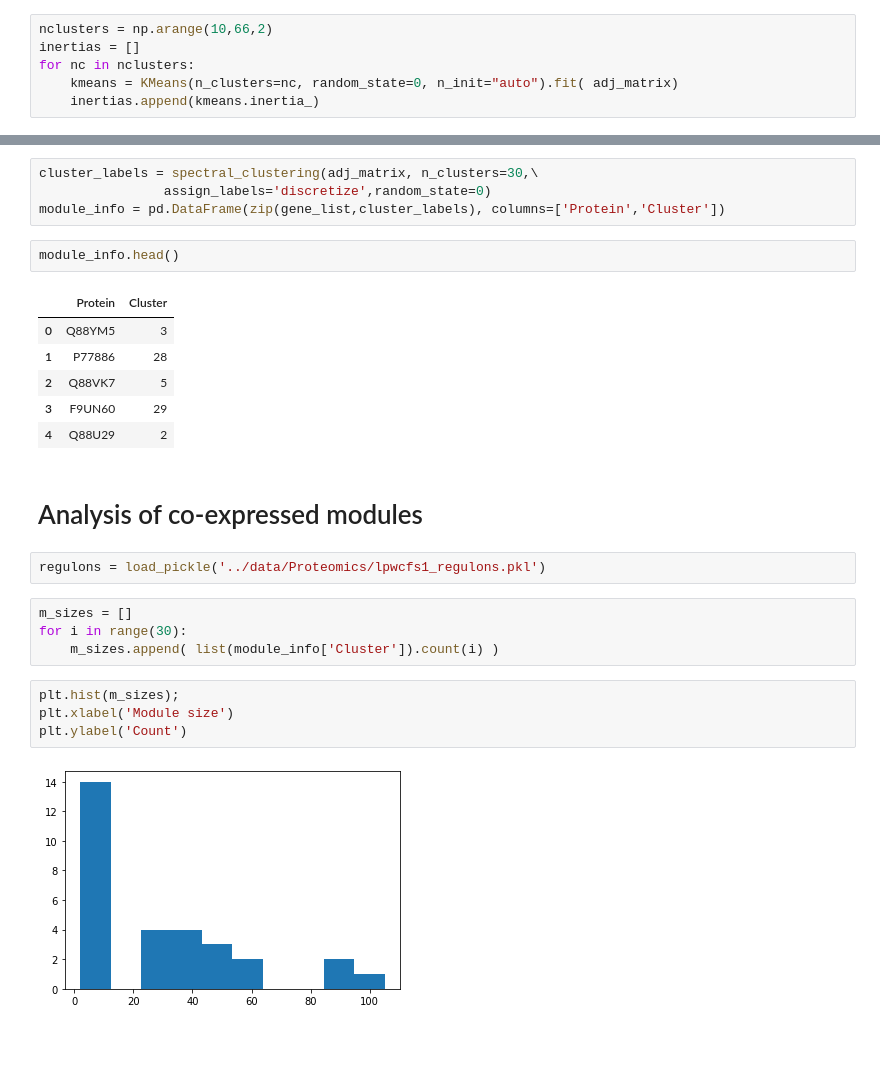
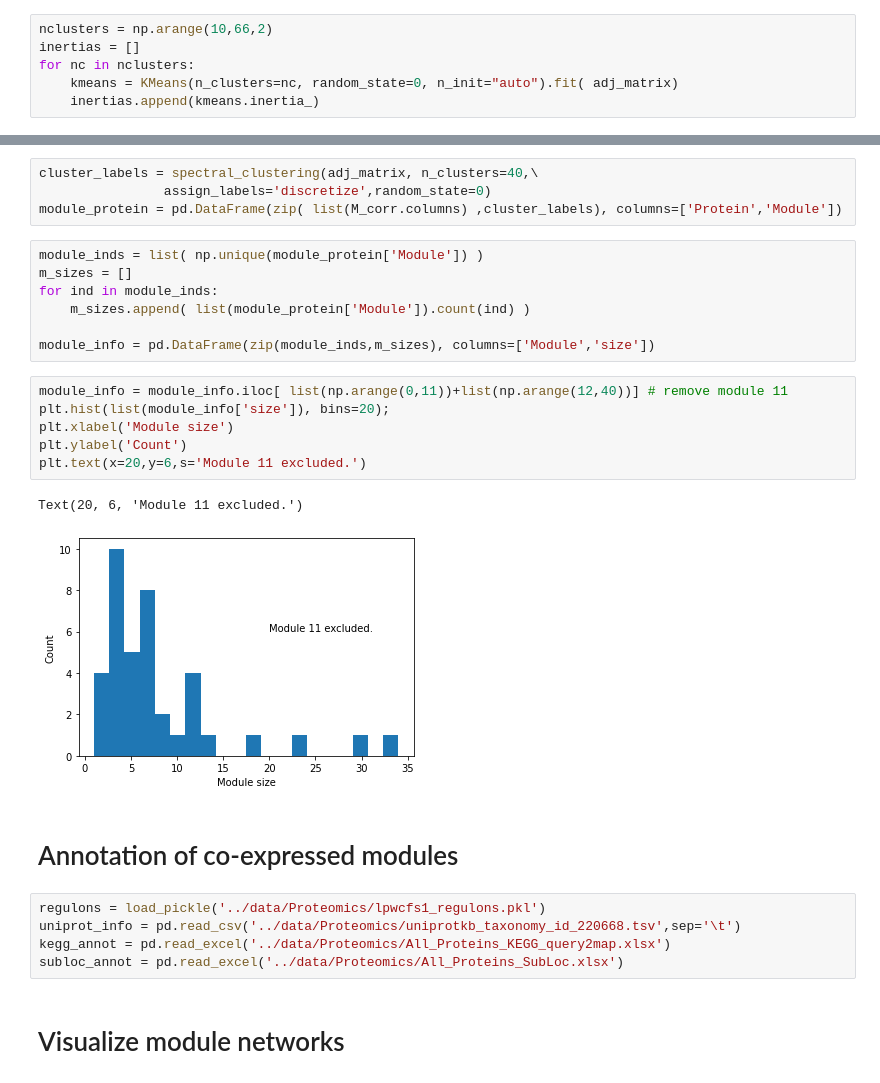
Before and after one commit to SizheQiu/LbPtEPS, a Jupyter notebook: workflow/WGCNA_proteomics.ipynb, the cells around one changed output, grey strips where cells are left out. Cells and saved outputs as stored; diff of their text form; blank space fills up the shorter version.

```diff
--- a/workflow/WGCNA_proteomics.ipynb
+++ b/workflow/WGCNA_proteomics.ipynb
@@ -72,27 +73,29 @@ Text(0, 0.5, 'Inertia')
 # %%
-cluster_labels = spectral_clustering(adj_matrix, n_clusters=30,\
+cluster_labels = spectral_clustering(adj_matrix, n_clusters=40,\
                 assign_labels='discretize',random_state=0)
-module_info = pd.DataFrame(zip(gene_list,cluster_labels), columns=['Protein','Cluster'])
+module_protein = pd.DataFrame(zip( list(M_corr.columns) ,cluster_labels), columns=['Protein','Module'])
 # %%
-module_info.head()
+module_inds = list( np.unique(module_protein['Module']) )
+m_sizes = []
+for ind in module_inds:
+    m_sizes.append( list(module_protein['Module']).count(ind) )
+
+module_info = pd.DataFrame(zip(module_inds,m_sizes), columns=['Module','size'])
-# %% [output]
-|  | Protein | Cluster |
-| 0 | Q88YM5 | 3 |
-| 1 | P77886 | 28 |
-| 2 | Q88VK7 | 5 |
-| 3 | F9UN60 | 29 |
-| 4 | Q88U29 | 2 |
+# %%
+module_info = module_info.iloc[ list(np.arange(0,11))+list(np.arange(12,40))] # remove module 11
+plt.hist(list(module_info['size']), bins=20);
+plt.xlabel('Module size')
+plt.ylabel('Count')
+plt.text(x=20,y=6,s='Module 11 excluded.')
+# %% [output]
+Text(20, 6, 'Module 11 excluded.')
+[figure, new version]
 # %% [markdown]
-# Analysis of co-expressed modules
+# Annotation of co-expressed modules
 # %%
 regulons = load_pickle('../data/Proteomics/lpwcfs1_regulons.pkl')
+uniprot_info = pd.read_csv('../data/Proteomics/uniprotkb_taxonomy_id_220668.tsv',sep='\t')
+kegg_annot = pd.read_excel('../data/Proteomics/All_Proteins_KEGG_query2map.xlsx')
+subloc_annot = pd.read_excel('../data/Proteomics/All_Proteins_SubLoc.xlsx')
-# %%
-m_sizes = []
-for i in range(30):
-    m_sizes.append( list(module_info['Cluster']).count(i) )
-# %%
-plt.hist(m_sizes);
-plt.xlabel('Module size')
-plt.ylabel('Count')
-# %% [output]
-[figure, old version]
+# %% [markdown]
+# Visualize module networks
```
Also changed, not shown: parts of 7 cells of this notebook, 8 other files.
